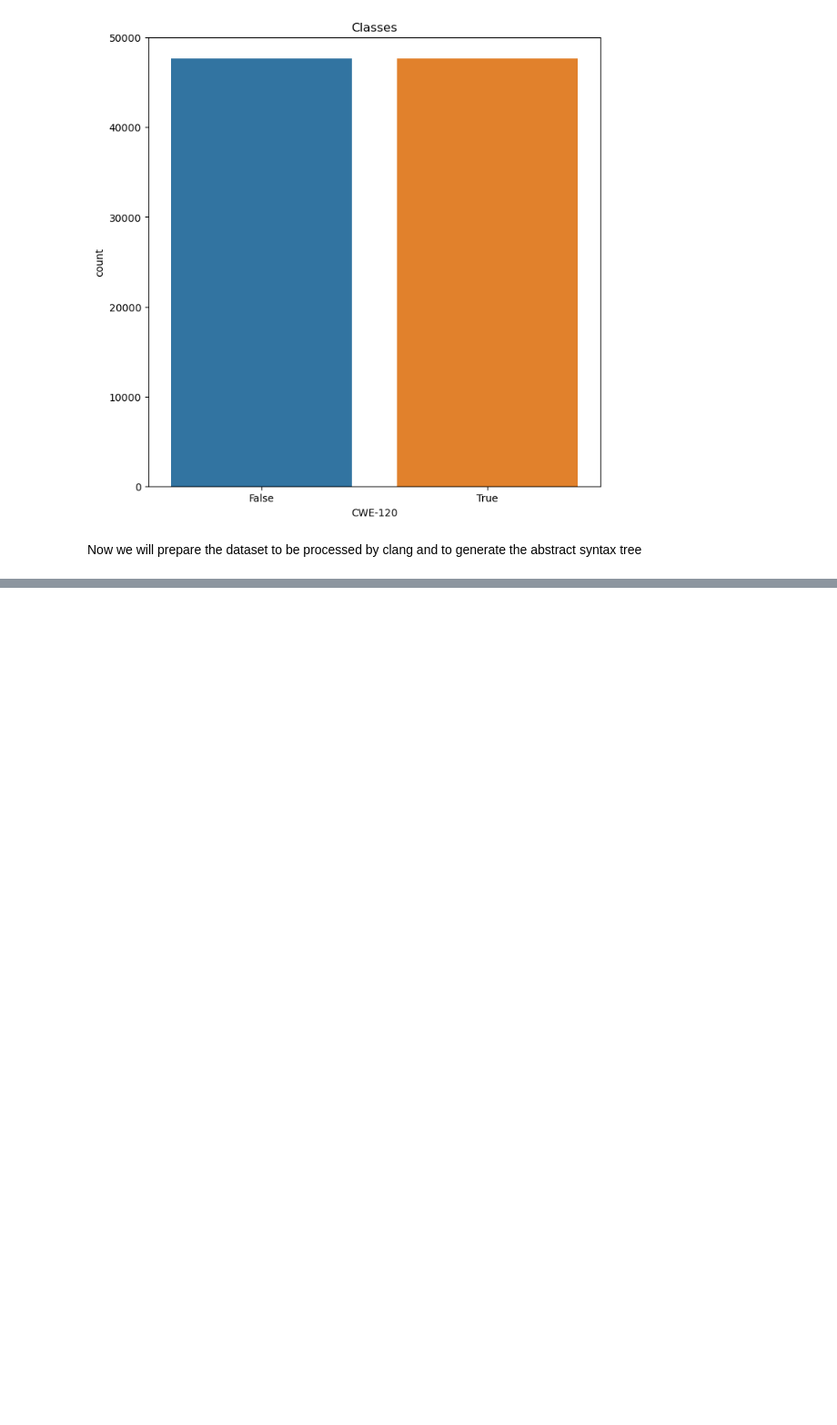
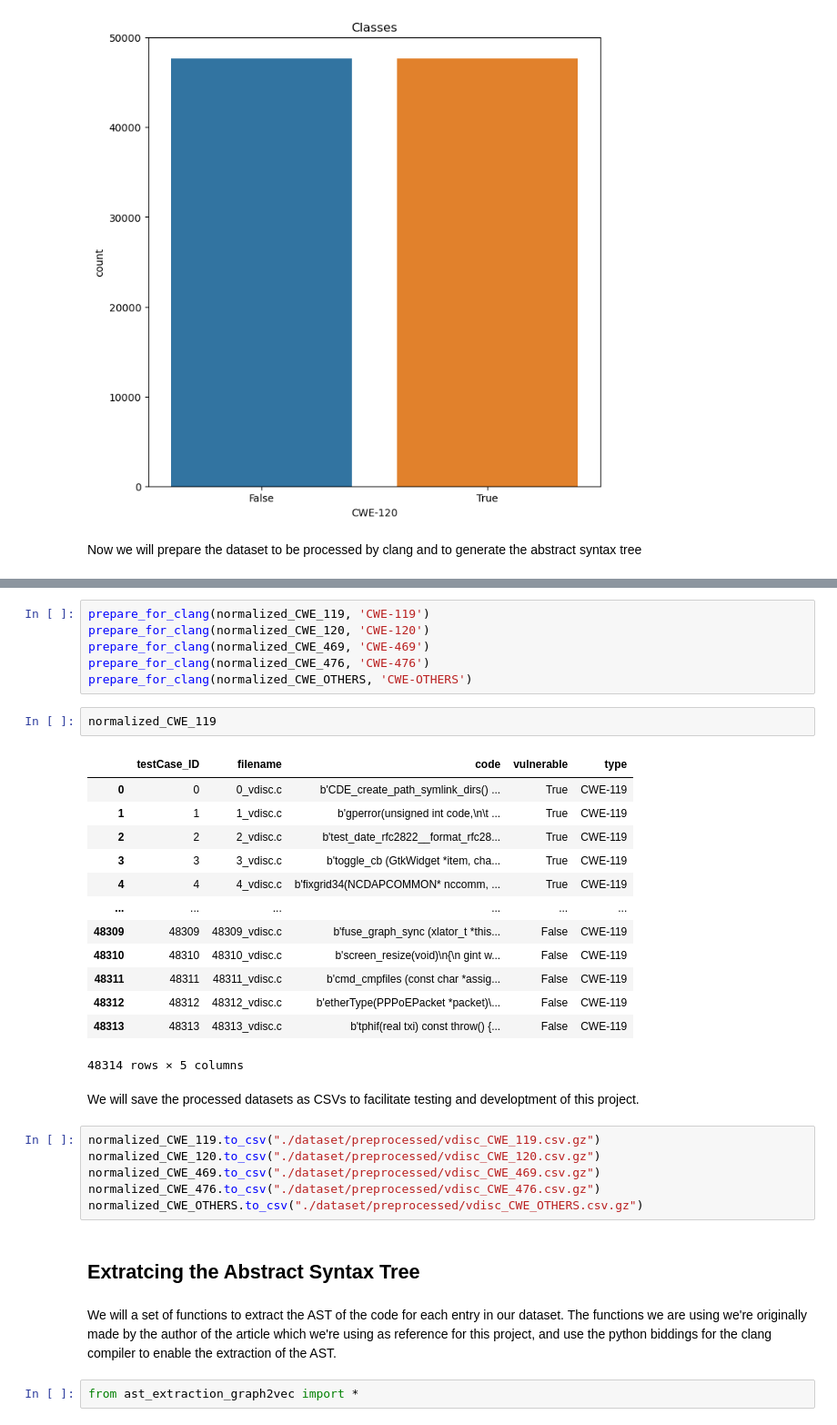
Before and after one commit to Singularitty/AdvancedMachineLearning, a Jupyter notebook: Project/project.ipynb, the cells around one changed output, grey strips where cells are left out. Shown: that part at 91% size. Drawn from its saved outputs; the diff is of its cells as text; blank space fills up the shorter version.

Commit message:
Finished dataset preprocessing.

```diff
--- a/Project/project.ipynb
+++ b/Project/project.ipynb
@@ -150,0 +159,36 @@ def prepare_for_clang(dataset, vulnerability):
+# %%
+prepare_for_clang(normalized_CWE_119, 'CWE-119')
+prepare_for_clang(normalized_CWE_120, 'CWE-120')
+prepare_for_clang(normalized_CWE_469, 'CWE-469')
+prepare_for_clang(normalized_CWE_476, 'CWE-476')
+prepare_for_clang(normalized_CWE_OTHERS, 'CWE-OTHERS')
+# %%
+normalized_CWE_119
+# %% [output]
+|  | testCase_ID | filename | code | vulnerable | type |
+| 0 | 0 | 0_vdisc.c | b'CDE_create_path_symlink_dirs() ... | True | CWE-119 |
+| 1 | 1 | 1_vdisc.c | b'gperror(unsigned int code,\n\t ... | True | CWE-119 |
+| 2 | 2 | 2_vdisc.c | b'test_date_rfc2822__format_rfc28... | True | CWE-119 |
+| 3 | 3 | 3_vdisc.c | b'toggle_cb (GtkWidget *item, cha... | True | CWE-119 |
+| 4 | 4 | 4_vdisc.c | b'fixgrid34(NCDAPCOMMON* nccomm, ... | True | CWE-119 |
+| ... | ... | ... | ... | ... | ... |
+| 48309 | 48309 | 48309_vdisc.c | b'fuse_graph_sync (xlator_t *this... | False | CWE-119 |
+| 48310 | 48310 | 48310_vdisc.c | b'screen_resize(void)\n{\n gint w... | False | CWE-119 |
+| 48311 | 48311 | 48311_vdisc.c | b'cmd_cmpfiles (const char *assig... | False | CWE-119 |
+| 48312 | 48312 | 48312_vdisc.c | b'etherType(PPPoEPacket *packet)\... | False | CWE-119 |
+| 48313 | 48313 | 48313_vdisc.c | b'tphif(real txi) const throw() {... | False | CWE-119 |
+48314 rows × 5 columns
+# %% [markdown]
+We will save the processed datasets as CSVs to facilitate testing and developtment of this project.
+# %%
+normalized_CWE_119.to_csv("./dataset/preprocessed/vdisc_CWE_119.csv.gz")
+normalized_CWE_120.to_csv("./dataset/preprocessed/vdisc_CWE_120.csv.gz")
+normalized_CWE_469.to_csv("./dataset/preprocessed/vdisc_CWE_469.csv.gz")
+normalized_CWE_476.to_csv("./dataset/preprocessed/vdisc_CWE_476.csv.gz")
+normalized_CWE_OTHERS.to_csv("./dataset/preprocessed/vdisc_CWE_OTHERS.csv.gz")
+# %% [markdown]
+## Extratcing the Abstract Syntax Tree
+# %% [markdown]
+We will a set of functions to extract the AST of the code for each entry in our dataset. The functions we are using we're originally made by the author of the article which we're using as reference for this project, and use the python biddings for the clang compiler to enable the extraction of the AST.
+# %%
+from ast_extraction_graph2vec import *
```
Also changed, not shown: parts of 22 cells of this notebook, 2 other files.
